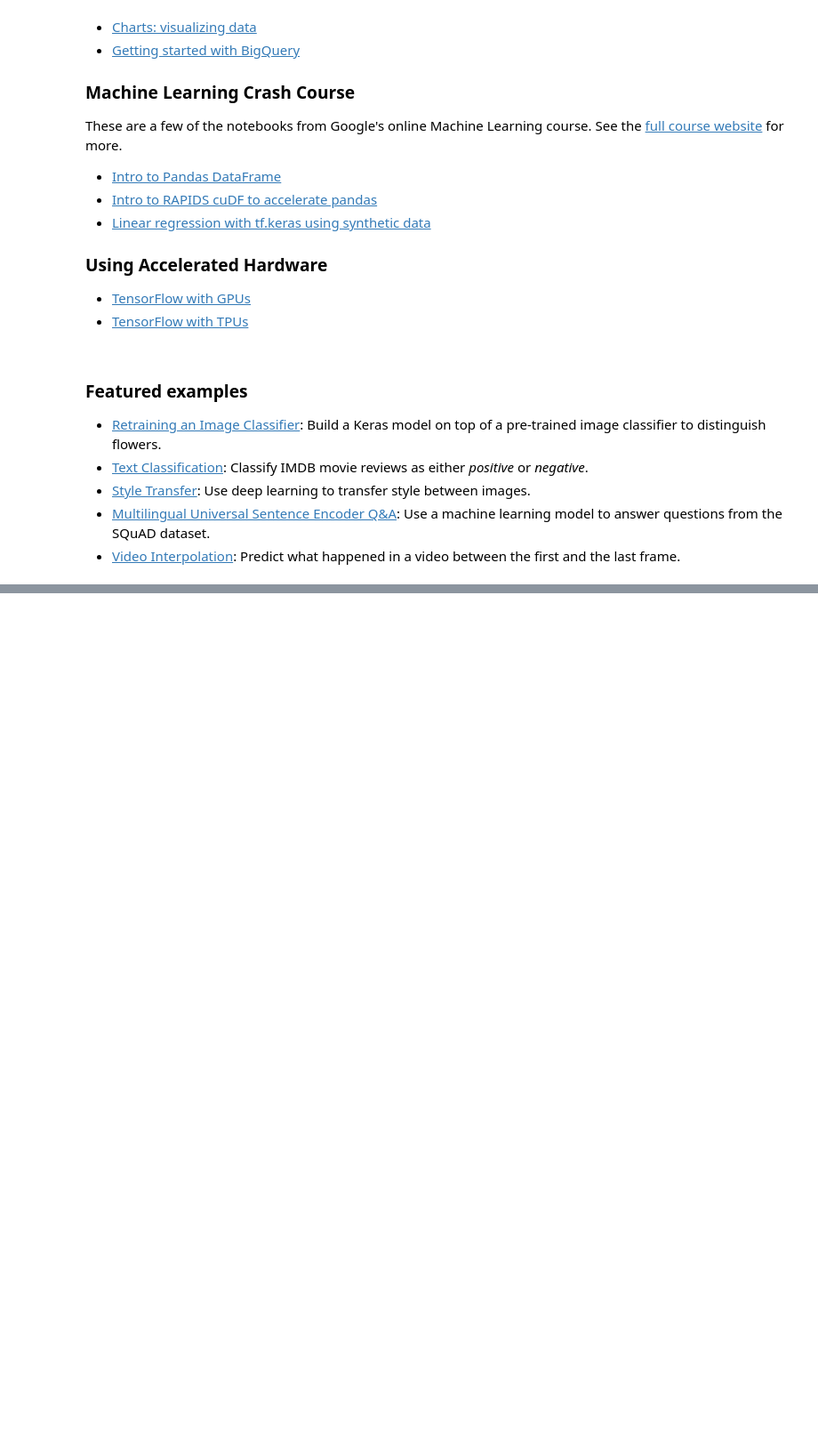
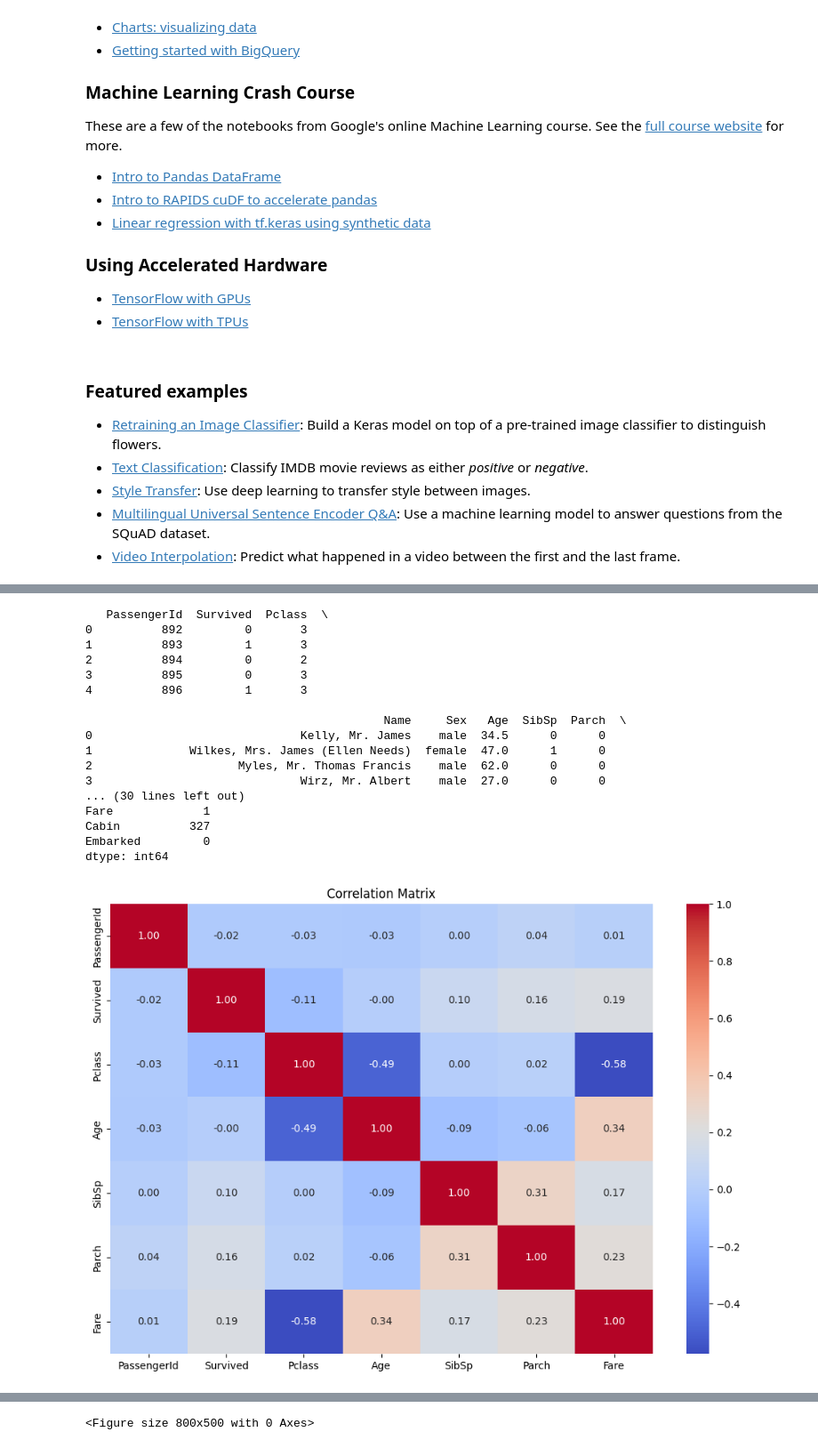
Before and after one commit to tanmayzalke26/Machine_Learning_Practicals, a Jupyter notebook: Welcome_To_Colab.ipynb, the cells around one changed output, grey strips where cells are left out. Shown at 89% size. Saved outputs shown, nothing was run; the diff lists cells and outputs as text; code cells hidden in the pictures; blank space fills up the shorter version.

```diff
--- a/Welcome_To_Colab.ipynb
+++ b/Welcome_To_Colab.ipynb
@@ -236,0 +222,71 @@ These are a few of the notebooks from Google's online Machine Learning course. S
+# %%
+import pandas as pd
+import numpy as np
+import matplotlib.pyplot as plt
+import seaborn as sns
+# Load the dataset
+data = pd.read_csv('/titanic.csv')
+print(data.head())
+# Check for missing values
+print(data.isnull().sum())
+
+# Handle missing values:
+# For example, let's impute missing values in the numerical columns with the median
+
+# Import SimpleImputer from sklearn.impute
+from sklearn.impute import SimpleImputer
+
+# Check again for any missing values
+print(data.isnull().sum())
+# Plot a heatmap of the correlation matrix
+# Select only numerical features for correlation analysis
+numerical_data = data.select_dtypes(include=np.number)
+corr_matrix = numerical_data.corr()
+plt.figure(figsize=(12, 8))
+sns.heatmap(corr_matrix, annot=True, cmap='coolwarm', fmt='.2f')
+plt.title('Correlation Matrix')
+plt.show()
+# Strip leading and trailing spaces from column names
+data.columns = data.columns.str.strip()
+
+# Recheck the column names
+print(data.columns)
+# Check the first few rows to see the correct column names and adjust
+print(data.head())
+
+# Replace 'MedInc' with the correct column name
+# Let's assume 'MedInc' is actually 'median_income'
+# If 'median_income' is not a column in your DataFrame, replace it with the actual column name
+try:
+    plt.figure(figsize=(8, 5))
+    sns.histplot(data['median_income'], kde=True, bins=30)
+    plt.title('Distribution of Median Income')
+    plt.show()
+except KeyError:
+    print("Column 'median_income' not found in the DataFrame. Please replace with the correct column name.")
+
+# Export the cleaned data to a new CSV file
+data.to_csv('/titanic.csv', index=False)
+
+# Print the cleaned dataset
+print("\nCleaned Dataset:")
+print(data.head())
+# %% [output]
+   PassengerId  Survived  Pclass  \
+0          892         0       3
+1          893         1       3
+2          894         0       2
+3          895         0       3
+4          896         1       3
+
+                                           Name     Sex   Age  SibSp  Parch  \
+0                              Kelly, Mr. James    male  34.5      0      0
+1              Wilkes, Mrs. James (Ellen Needs)  female  47.0      1      0
+2                     Myles, Mr. Thomas Francis    male  62.0      0      0
+3                              Wirz, Mr. Albert    male  27.0      0      0
+... (30 lines left out)
+Fare             1
+Cabin          327
+Embarked         0
+dtype: int64
+[figure, added]
@@ -236,0 +310 @@ These are a few of the notebooks from Google's online Machine Learning course. S
+<Figure size 800x500 with 0 Axes>
```
Also changed, not shown: parts of 3 cells of this notebook.
